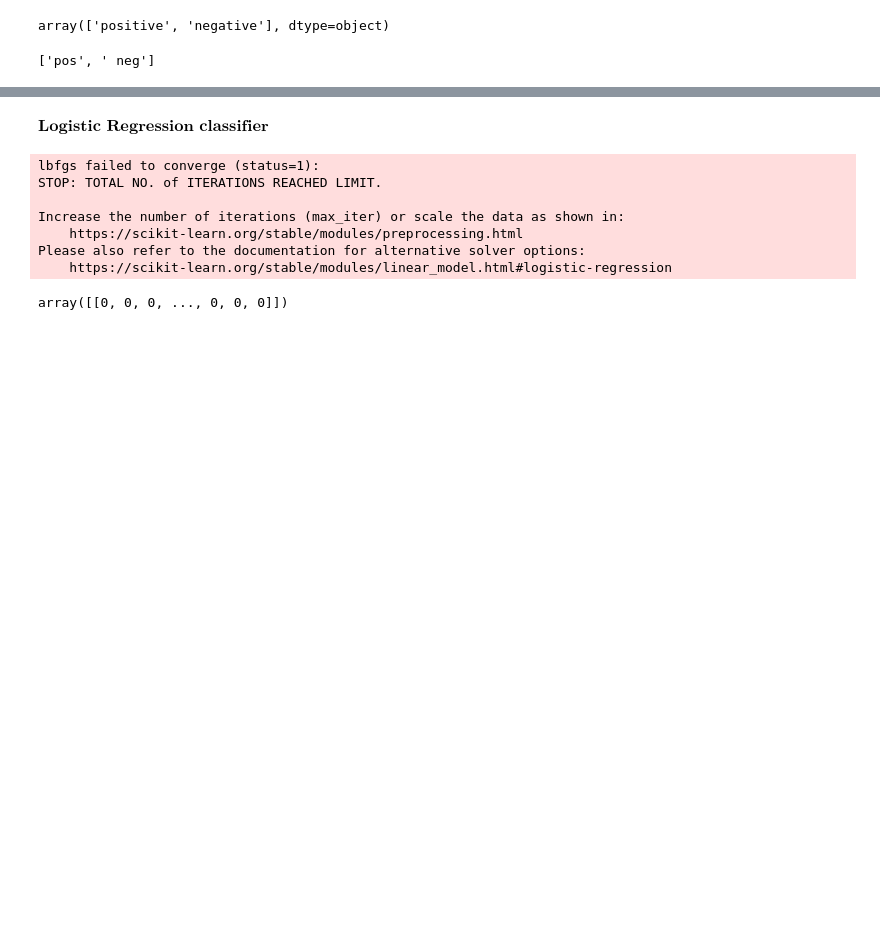
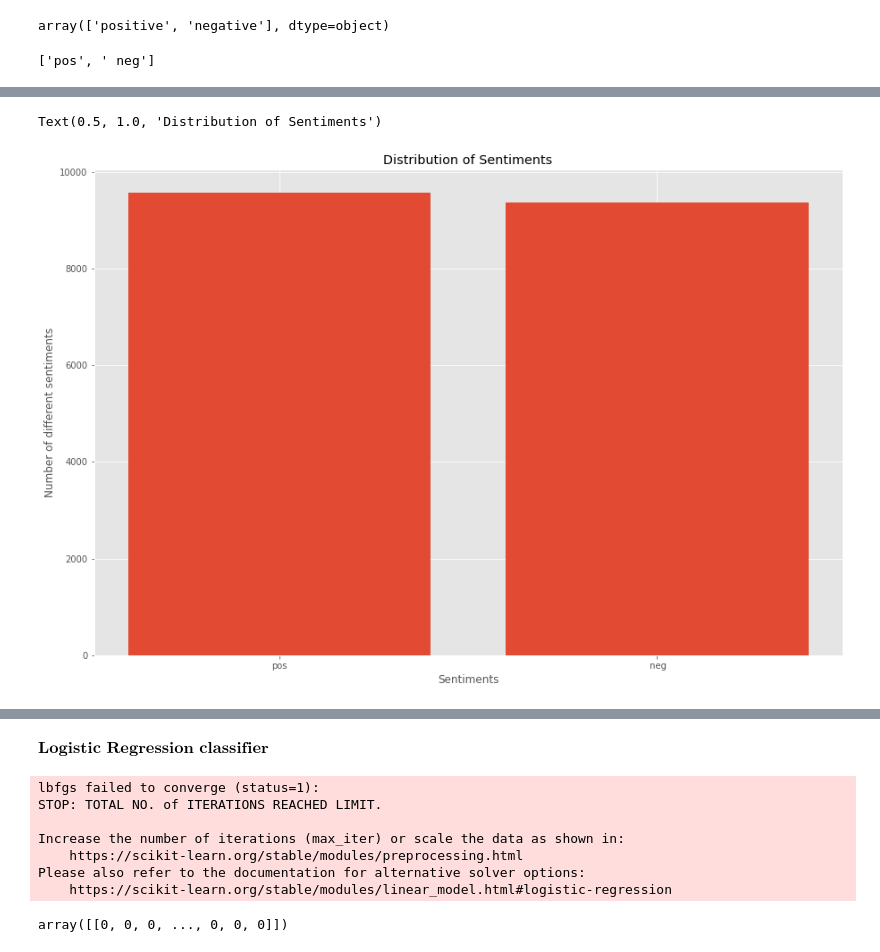
Before and after one commit to malinphy/IMDB_Analysis_different_approachs, a Jupyter notebook: IMDB_ML_VS_NN.ipynb, the cells around one changed output, grey strips where cells are left out. Saved outputs shown, nothing was run; the diff lists cells and outputs as text; code cells hidden in the pictures; blank space fills up the shorter version.

```diff
--- a/IMDB_ML_VS_NN.ipynb
+++ b/IMDB_ML_VS_NN.ipynb
@@ -38,13 +50,17 @@ pols_name
 # %% [output]
 ['pos', ' neg']
 # %%
-my_fig = px.bar(
-                x = pols_name,  y= pols,color=["rgb(254, 217,166)", "goldenrod"],
-                template  ="plotly_dark",
-                labels=["bara","bir"],
-                width = 550 ,
-                height = 500
+plt.figure(figsize=(15,10))
+plt.style.use('ggplot')
+plt.bar(pols_name,   pols,
+               # color=["rgb(254, 217,166)", "goldenrod"],
+               # template  ="plotly_dark",
+               # labels=["bara","bir"],
+               # width = 550 ,
+               # height = 500
                )
 #my_fig.update_layout(legends=(["bara","bir"]))
-my_fig.show()
+plt.xlabel("Sentiments")
+plt.ylabel("Number of different sentiments")
+plt.title("Distribution of Sentiments")
 # %% [output]
@@ -51,0 +67,2 @@ my_fig.show()
+Text(0.5, 1.0, 'Distribution of Sentiments')
+[figure, added]
```
Also changed, not shown: parts of 77 cells of this notebook.
